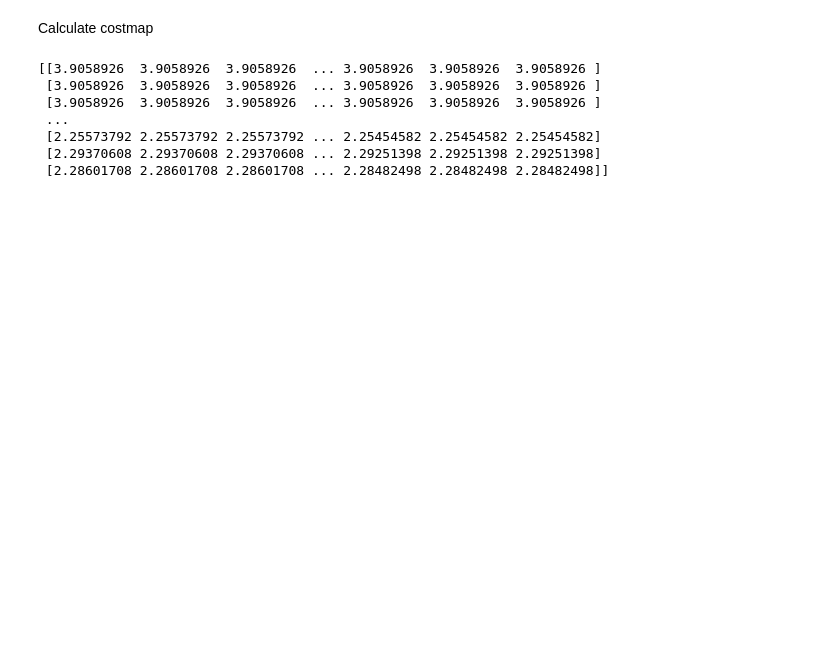
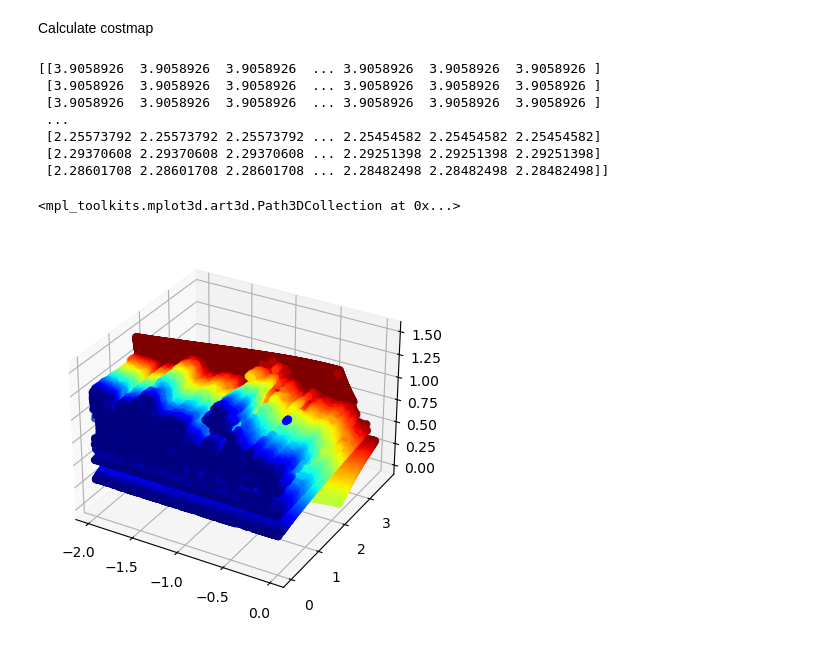
Before and after one commit to Marijn-dev/AI-for-priority-vehicles, a Jupyter notebook: PicToMap.ipynb, the cells around one changed output. Saved outputs shown, nothing was run; the diff lists cells and outputs as text; code cells hidden in the pictures; blank space fills up the shorter version.

```diff
--- a/PicToMap.ipynb
+++ b/PicToMap.ipynb
@@ -93 +102,9 @@ y= a*normalized*camera_index_mat[:,:,1]
+# %%
+fig=plt.figure()
+ax=fig.add_subplot(projection='3d')
+ax.scatter(camera_index_mat[:,:,0],z,-camera_index_mat[:,:,1],c=normalized,cmap='jet')
+#plt.ylim(0,1)
+# %% [output]
+<mpl_toolkits.mplot3d.art3d.Path3DCollection at 0x...>
+[figure, added]
 # %%
```
Also changed, not shown: parts of 5 cells of this notebook, 1 other file.
